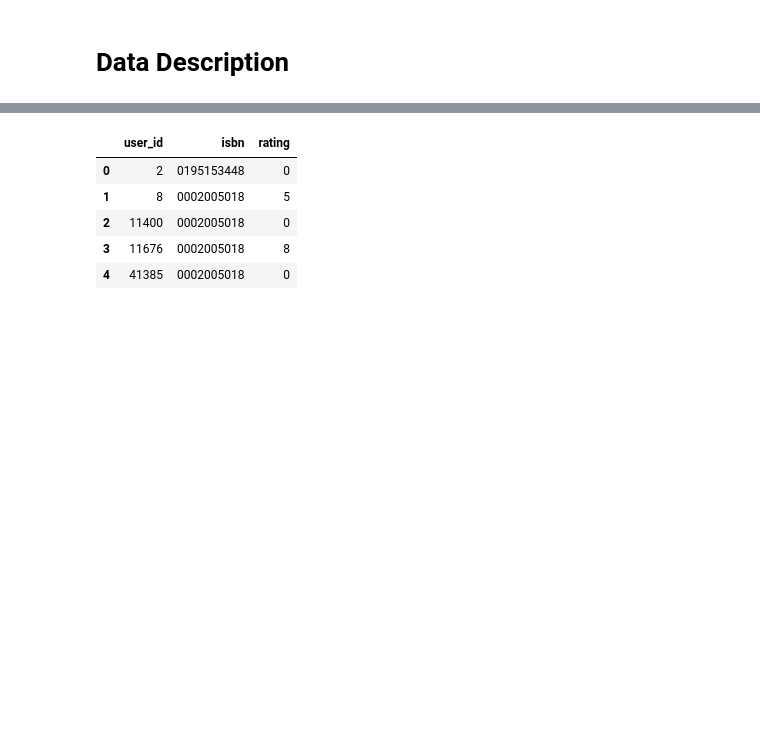
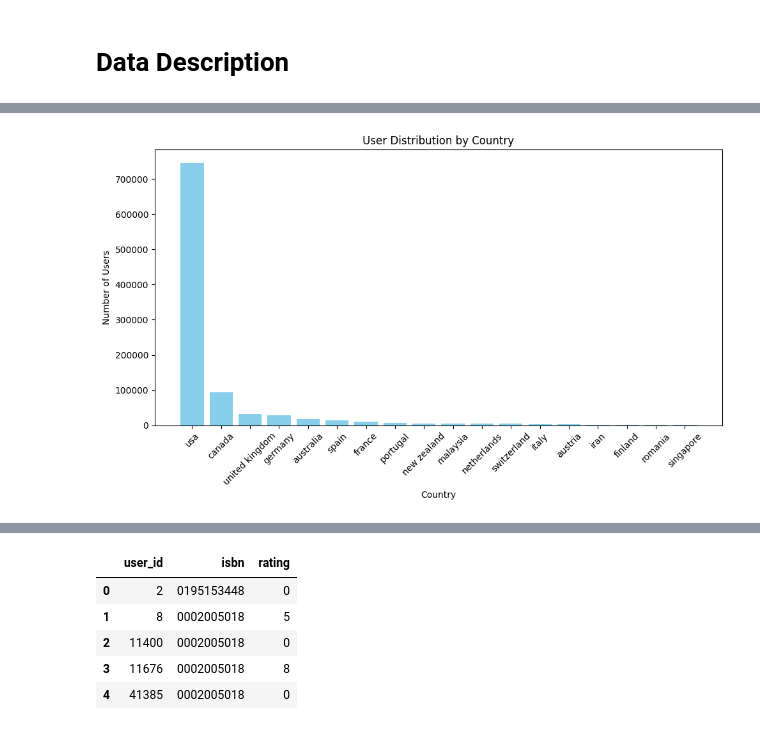
Before and after one commit to Song-z-h/data-intensive-proj, a Jupyter notebook: recomendation.ipynb, the cells around one changed output, grey strips where cells are left out. Cells and saved outputs as stored; diff of their text form; code cells hidden in the pictures; blank space fills up the shorter version.

```diff
--- a/recomendation.ipynb
+++ b/recomendation.ipynb
@@ -61,0 +74,3 @@ df = pd.read_csv('data/Preprocessed_data.csv')
+# %%
+user_df = df[["user_id", "city", "state", "country", "age"]]
+user_df.head(5)
@@ -61,0 +84,3 @@ df = pd.read_csv('data/Preprocessed_data.csv')
+# %%
+country_counts = user_df["country"].value_counts()
+country_counts
@@ -61,0 +100,16 @@ df = pd.read_csv('data/Preprocessed_data.csv')
+# %%
+filtered_country_counts = country_counts[country_counts >= 1000]
+# %%
+# Create a histogram chart
+plt.figure(figsize=(10, 6))
+plt.bar(filtered_country_counts.index, filtered_country_counts.values, color='skyblue')
+plt.xlabel('Country')
+plt.ylabel('Number of Users')
+plt.title('User Distribution by Country')
+plt.xticks(rotation=45)  # Rotate x-axis labels for better readability
+plt.tight_layout()
+
+# Show the histogram
+plt.show()
+# %% [output]
+[figure, added]
```
Also changed, not shown: parts of 101 cells of this notebook.
